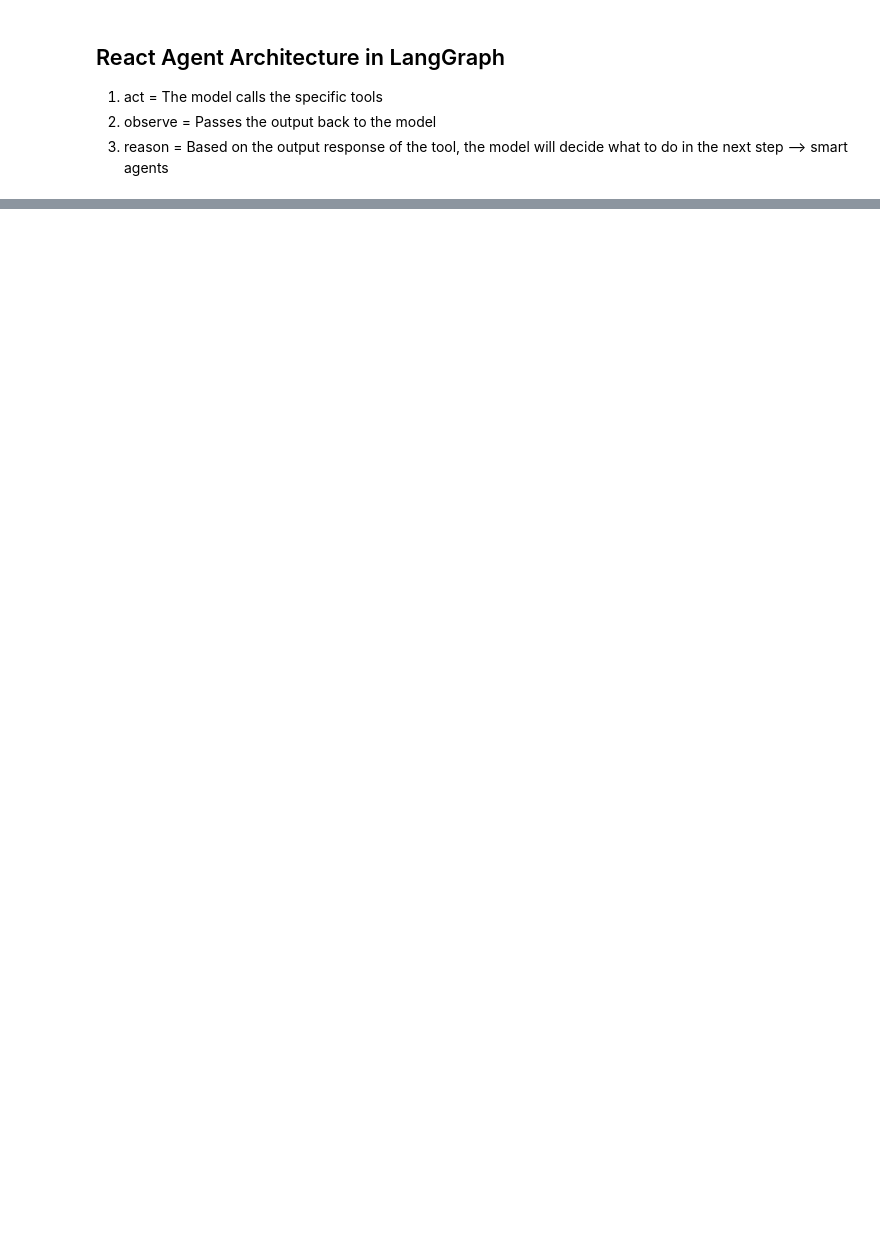
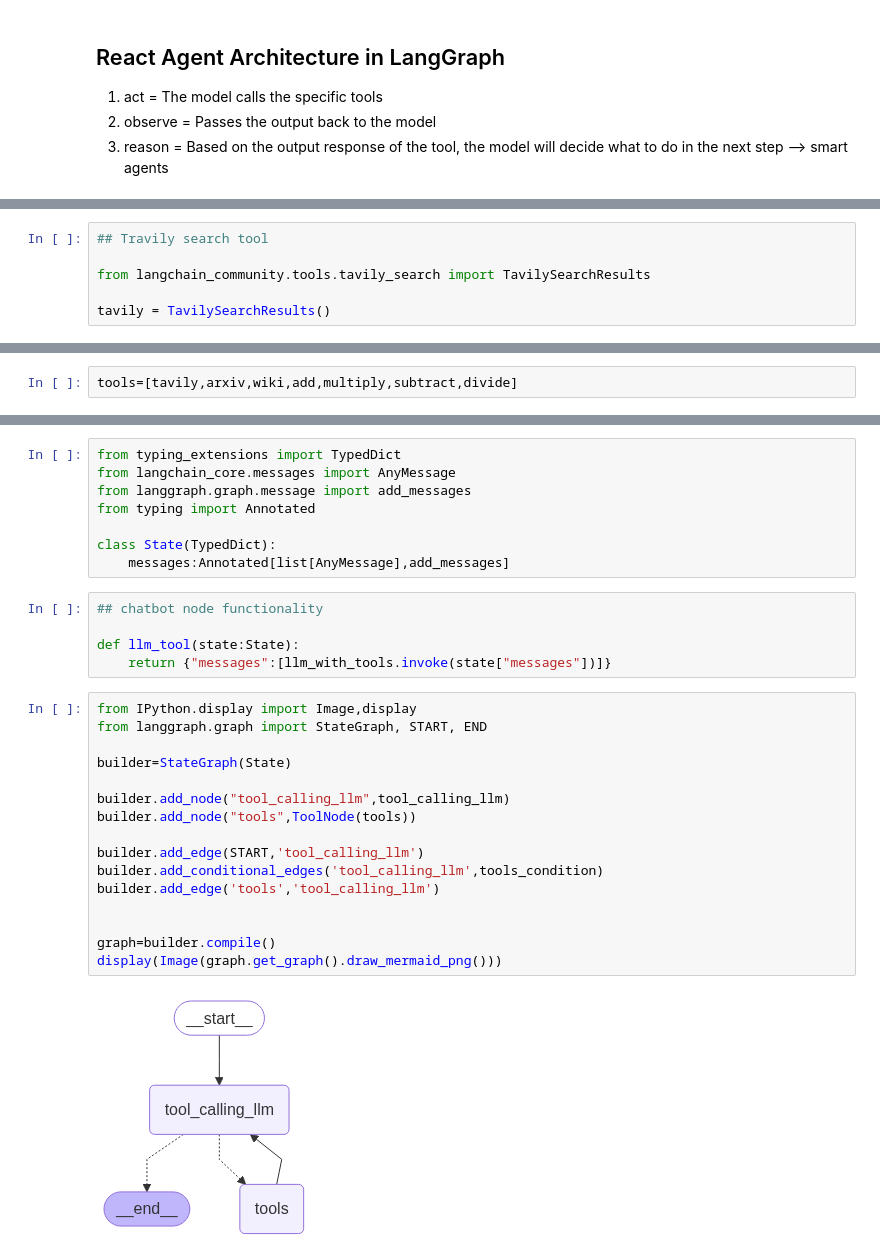
Before and after one commit to rishav-learnerml/AgenticAI, a Jupyter notebook: multitoolchatbot.ipynb, the cells around one changed output, grey strips where cells are left out. Saved outputs shown, nothing was run; the diff lists cells and outputs as text; blank space fills up the shorter version.

```diff
--- a/multitoolchatbot.ipynb
+++ b/multitoolchatbot.ipynb
@@ -153,0 +200,6 @@ dropping MLP and attention layers at inference time o
+# %%
+## Travily search tool
+
+from langchain_community.tools.tavily_search import TavilySearchResults
+
+tavily = TavilySearchResults()
@@ -153,0 +229,2 @@ dropping MLP and attention layers at inference time o
+# %%
+tools=[tavily,arxiv,wiki,add,multiply,subtract,divide]
@@ -153,0 +248,31 @@ dropping MLP and attention layers at inference time o
+# %%
+from typing_extensions import TypedDict
+from langchain_core.messages import AnyMessage
+from langgraph.graph.message import add_messages
+from typing import Annotated
+
+class State(TypedDict):
+    messages:Annotated[list[AnyMessage],add_messages]
+# %%
+## chatbot node functionality
+
+def llm_tool(state:State):
+    return {"messages":[llm_with_tools.invoke(state["messages"])]}
+# %%
+from IPython.display import Image,display
+from langgraph.graph import StateGraph, START, END
+
+builder=StateGraph(State)
+
+builder.add_node("tool_calling_llm",tool_calling_llm)
+builder.add_node("tools",ToolNode(tools))
+
+builder.add_edge(START,'tool_calling_llm')
+builder.add_conditional_edges('tool_calling_llm',tools_condition)
+builder.add_edge('tools','tool_calling_llm')
+
+
+graph=builder.compile()
+display(Image(graph.get_graph().draw_mermaid_png()))
+# %% [output]
+[figure, added]
```
Also changed, not shown: parts of 12 cells of this notebook.
